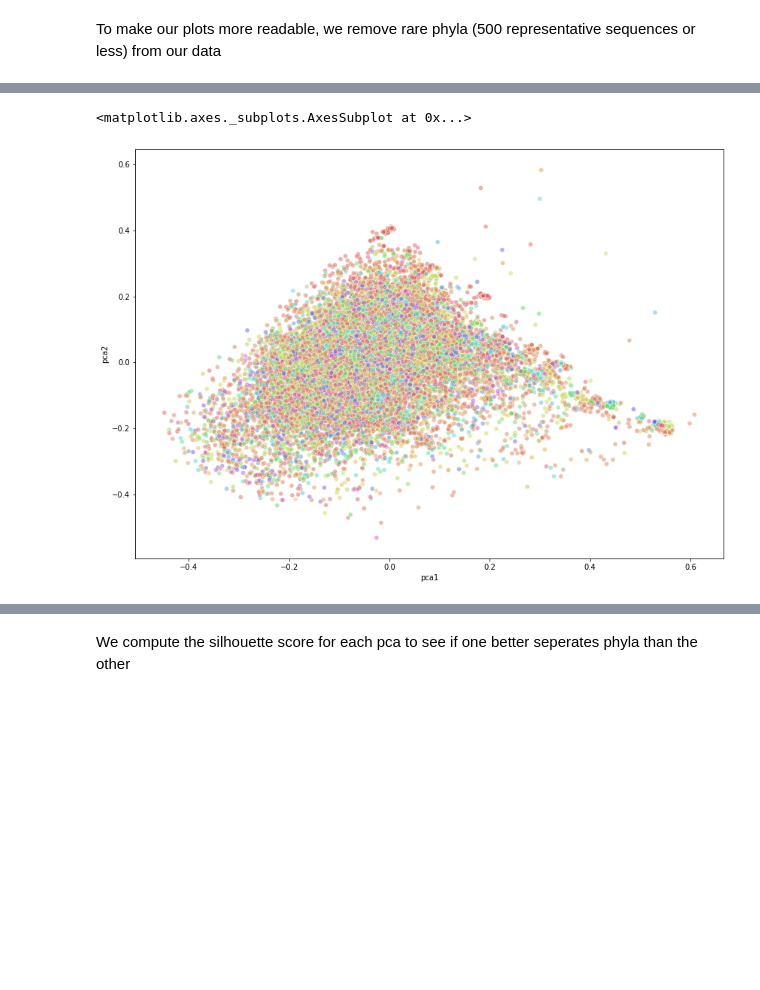
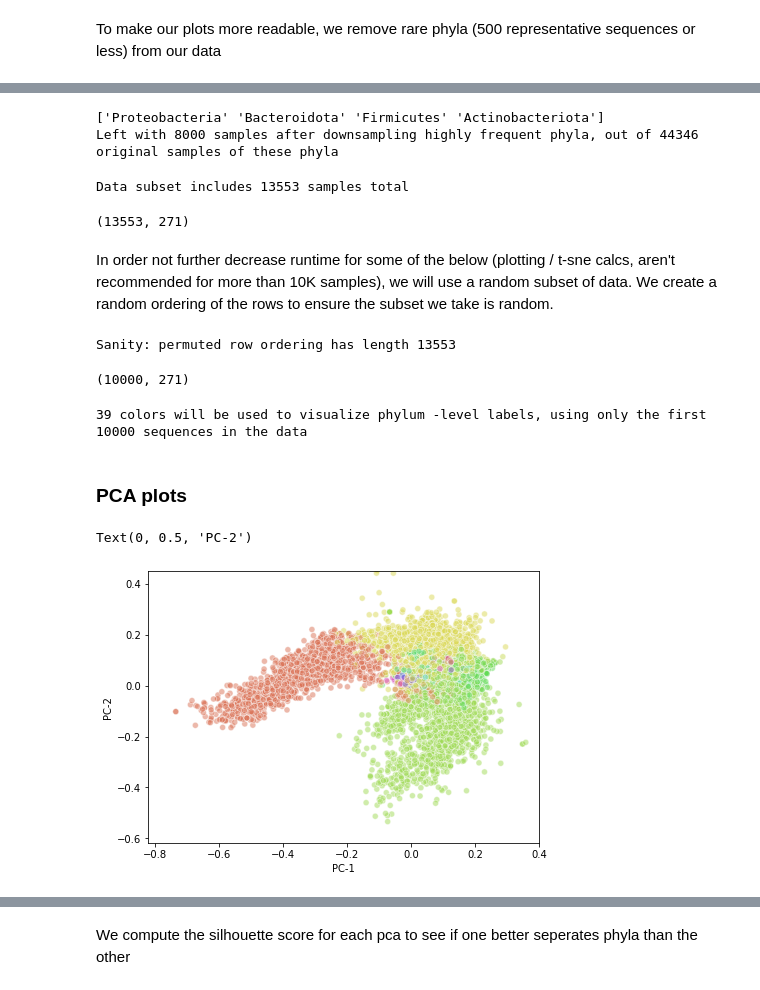
Before and after one commit to shaharazulay/dna-bert, a Jupyter notebook: dna_bert/analyze_sequence_embeddings.ipynb, the cells around one changed output, grey strips where cells are left out. Cells and saved outputs as stored; diff of their text form; code cells hidden in the pictures; blank space fills up the shorter version.

Commit message:
Update analyze_sequence_embeddings.ipynb
Now uses Arora et al. methods (weighted average + SVD) + only first 50K rows

```diff
--- a/dna_bert/analyze_sequence_embeddings.ipynb
+++ b/dna_bert/analyze_sequence_embeddings.ipynb
@@ -42,8 +43,8 @@ len(silva_db)
 # %% [markdown]
 ### Load sequence-level embeddings
 # %%
-bpe_embed_path = "C:/Users/efrat/Documents/DNA_BERT_Data/bert_embeddings/averaged_embeddings_no_padding"
-kmer_embed_path = "C:/Users/efrat/Documents/DNA_BERT_Data/bert_embeddings/averaged_embeddings_6mer"
+bpe_embed_path = "C:/Users/efrat/Documents/DNA_BERT_Data/bert_embeddings/averaged_embeddings_no_padding__weight2"
+kmer_embed_path = "C:/Users/efrat/Documents/DNA_BERT_Data/bert_embeddings/averaged_embeddings_no_padding__weight2_kmer"
 # %%
 bpe_seq_embed = torch.load(bpe_embed_path)
 bpe_seq_embed.shape
@@ -164,13 +222,67 @@ Overall variance explained by 10 PCA components: 0.5672500061214376
+# %%
+highly_frequent_threshold = 2000
+taxa_to_downsample = df_bpe.groupby(tax_level).filter(lambda x: len(x) > highly_frequent_threshold)
+taxa_to_downsample = taxa_to_downsample[tax_level].unique()
+print(taxa_to_downsample)
+
+all_freq_ind = []
+ind_to_keep = []
+for tx in taxa_to_downsample:
+    inds = df_bpe[df_bpe[tax_level] == tx].index
+    all_freq_ind.extend(list(inds))
+    inds = random.sample(list(inds), highly_frequent_threshold)
+    ind_to_keep.extend(inds)
+print("Left with", len(ind_to_keep), "samples after downsampling highly frequent phyla, out of", len(all_freq_ind),"original samples of these phyla")
+# %% [output]
+['Proteobacteria' 'Bacteroidota' 'Firmicutes' 'Actinobacteriota']
+Left with 8000 samples after downsampling highly frequent phyla, out of 44346 original samples of these phyla
+# %%
+ind_to_keep_others = df_bpe[~ df_bpe[tax_level].isin(taxa_to_downsample)].index
+ind_to_keep_others = list(ind_to_keep_others)
+print("Data subset includes",len(ind_to_keep + ind_to_keep_others),"samples total")
+df_bpe_subset = df_bpe[df_bpe.index.isin(ind_to_keep_others + ind_to_keep)].copy()
+df_kmer_subset = df_kmer[df_kmer.index.isin(ind_to_keep_others + ind_to_keep)].copy()
+df_bpe_subset = df_bpe_subset.reset_index(drop=True)
+df_kmer_subset = df_kmer_subset.reset_index(drop=True)
+df_bpe_subset.shape
+# %% [output]
+Data subset includes 13553 samples total
+(13553, 271)
+# %% [markdown]
+In order not further decrease runtime for some of the below (plotting / t-sne calcs, aren't recommended for more than 10K samples), we will use a random subset of data. We create a random ordering of the rows to ensure the subset we take is random.
+# %%
+np.random.seed(42) # For reproducability
+rndperm = np.random.permutation(df_bpe_subset.shape[0])
+print('Sanity: permuted row ordering has length', len(rndperm))
+N = 10000
+df_bpe_subset = df_bpe_subset.loc[rndperm[:N],:]
+df_kmer_subset = df_kmer_subset.loc[rndperm[:N],:]
+df_bpe_subset.shape
+# %% [output]
+Sanity: permuted row ordering has length 13553
+(10000, 271)
+# %%
+# How many colors will be needed?
+n_taxa = df_bpe_subset[tax_level].nunique()
+print(n_taxa,"colors will be used to visualize",tax_level,"-level labels, using only the first", N, "sequences in the data")
+# %% [output]
+39 colors will be used to visualize phylum -level labels, using only the first 10000 sequences in the data
+# %% [markdown]
+### PCA plots
 # %%
-plt.figure(figsize=(14,10))
+plt.figure(figsize=(7,5))
 sns.scatterplot(
     x="pca1", y="pca2",
     hue=tax_level,
     palette=sns.color_palette("hls", n_taxa),
-    data=df_kmer.loc[rndperm[:N],:], # -or- df_kmer_subset
+    data=df_bpe_subset,
     legend=False,
     alpha=0.5
 )
+plt.xlim(None, 0.4)
+plt.ylim(None, 0.45)
+plt.xlabel('PC-1')
+plt.ylabel('PC-2')
 # %% [output]
-<matplotlib.axes._subplots.AxesSubplot at 0x...>
+Text(0, 0.5, 'PC-2')
-[figure, old version]
+[figure, new version]
```
Also changed, not shown: parts of 27 cells of this notebook.
